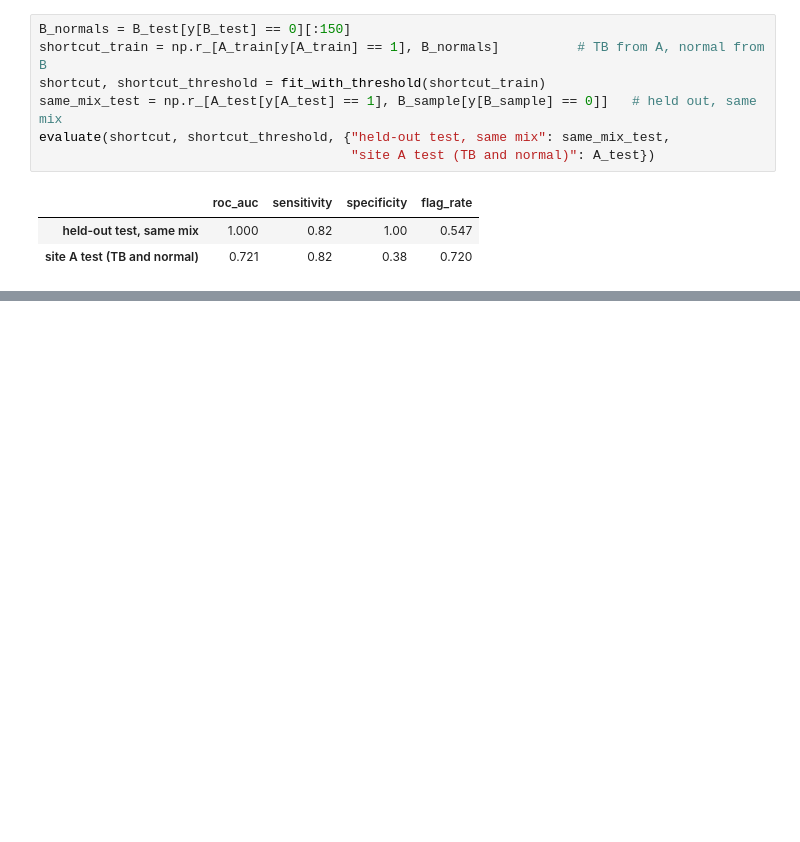
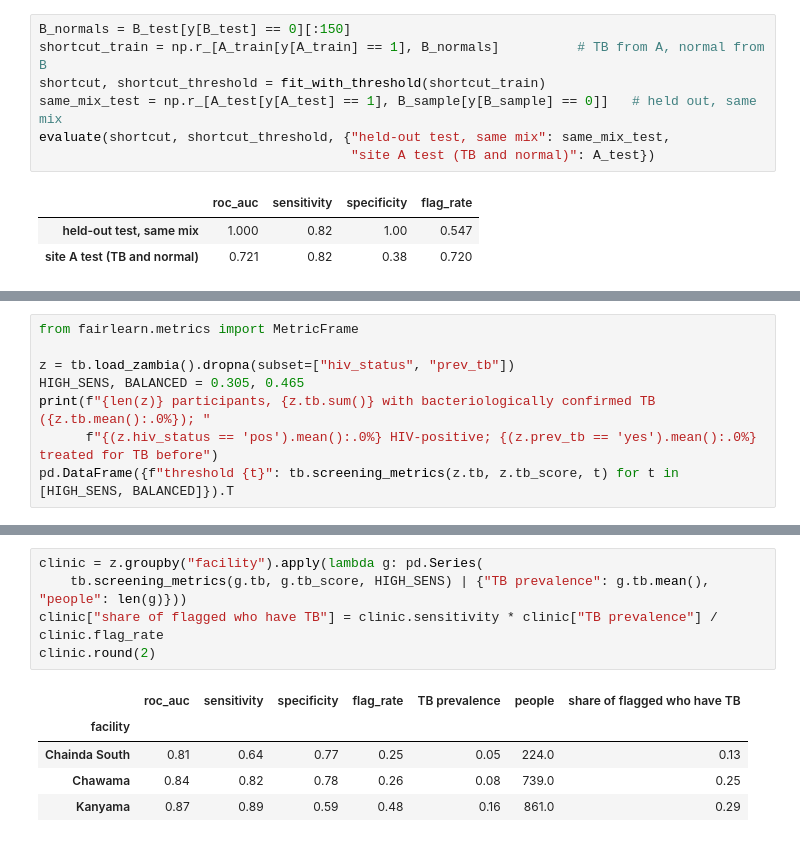
Before and after one commit to firmaye/MLOps-Workshop, a Jupyter notebook: 07-tb-xray/tb_screening.ipynb, the cells around one changed output, grey strips where cells are left out. Saved outputs shown, nothing was run; the diff lists cells and outputs as text; blank space fills up the shorter version.

```diff
--- a/07-tb-xray/tb_screening.ipynb
+++ b/07-tb-xray/tb_screening.ipynb
@@ -429,0 +384,8 @@ Questions for the programme, not the data scientist:
+# %%
+from fairlearn.metrics import MetricFrame
+
+z = tb.load_zambia().dropna(subset=["hiv_status", "prev_tb"])
+HIGH_SENS, BALANCED = 0.305, 0.465
+print(f"{len(z)} participants, {z.tb.sum()} with bacteriologically confirmed TB ({z.tb.mean():.0%}); "
+      f"{(z.hiv_status == 'pos').mean():.0%} HIV-positive; {(z.prev_tb == 'yes').mean():.0%} treated for TB before")
+pd.DataFrame({f"threshold {t}": tb.screening_metrics(z.tb, z.tb_score, t) for t in [HIGH_SENS, BALANCED]}).T
@@ -429,0 +453,11 @@ Questions for the programme, not the data scientist:
+# %%
+clinic = z.groupby("facility").apply(lambda g: pd.Series(
+    tb.screening_metrics(g.tb, g.tb_score, HIGH_SENS) | {"TB prevalence": g.tb.mean(), "people": len(g)}))
+clinic["share of flagged who have TB"] = clinic.sensitivity * clinic["TB prevalence"] / clinic.flag_rate
+clinic.round(2)
+# %% [output]
+|  | roc_auc | sensitivity | specificity | flag_rate | TB prevalence | people | share of flagged who have TB |
+| facility |  |  |  |  |  |  |  |
+| Chainda South | 0.81 | 0.64 | 0.77 | 0.25 | 0.05 | 224.0 | 0.13 |
+| Chawama | 0.84 | 0.82 | 0.78 | 0.26 | 0.08 | 739.0 | 0.25 |
+| Kanyama | 0.87 | 0.89 | 0.59 | 0.48 | 0.16 | 861.0 | 0.29 |
```
Also changed, not shown: parts of 12 cells of this notebook, 6 other files.
